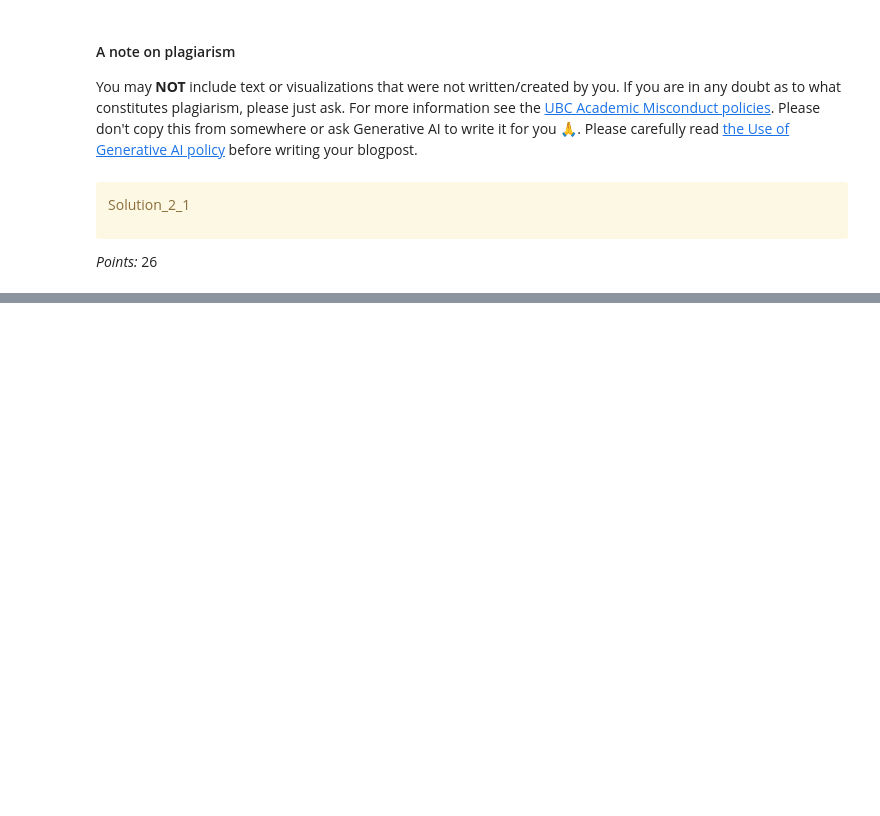
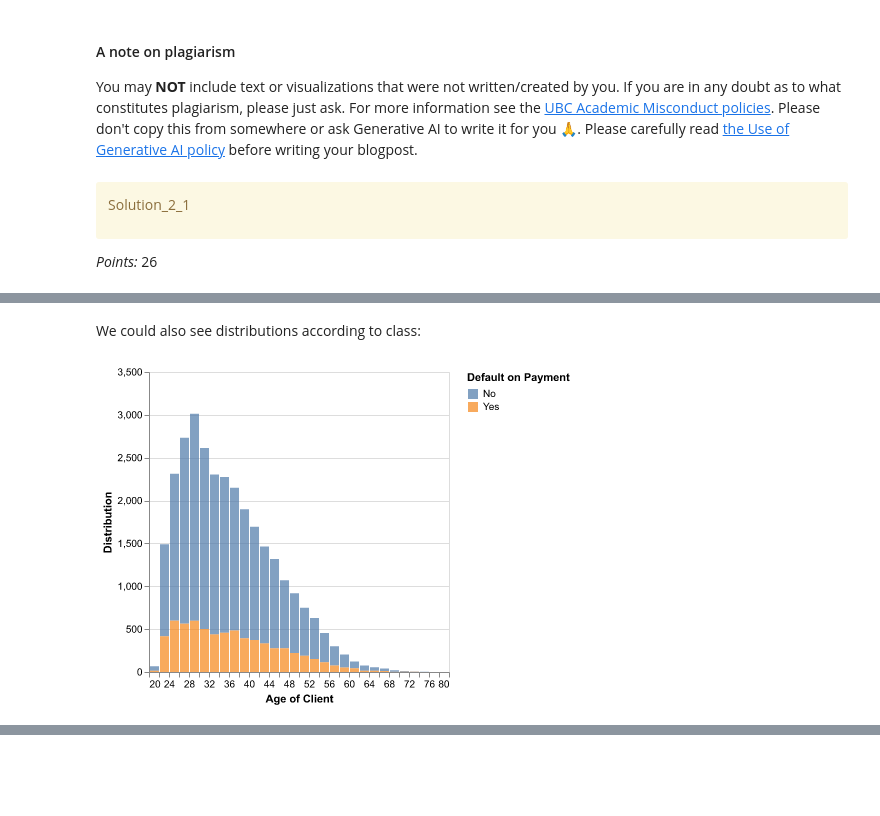
Before and after one commit to radhikab1/CPSC330_HW9, a Jupyter notebook: hw9.ipynb, the cells around one changed output, grey strips where cells are left out. Saved outputs shown, nothing was run; the diff lists cells and outputs as text; code cells hidden in the pictures; blank space fills up the shorter version.

```diff
--- a/hw9.ipynb
+++ b/hw9.ipynb
@@ -152,0 +186,6 @@ _Points:_ 26
+# %% [markdown]
+We could also see distributions according to class:
+# %%
+Image("img/age_by_class.png")
+# %% [output]
+[figure, added]
```
Also changed, not shown: parts of 12 cells of this notebook.
